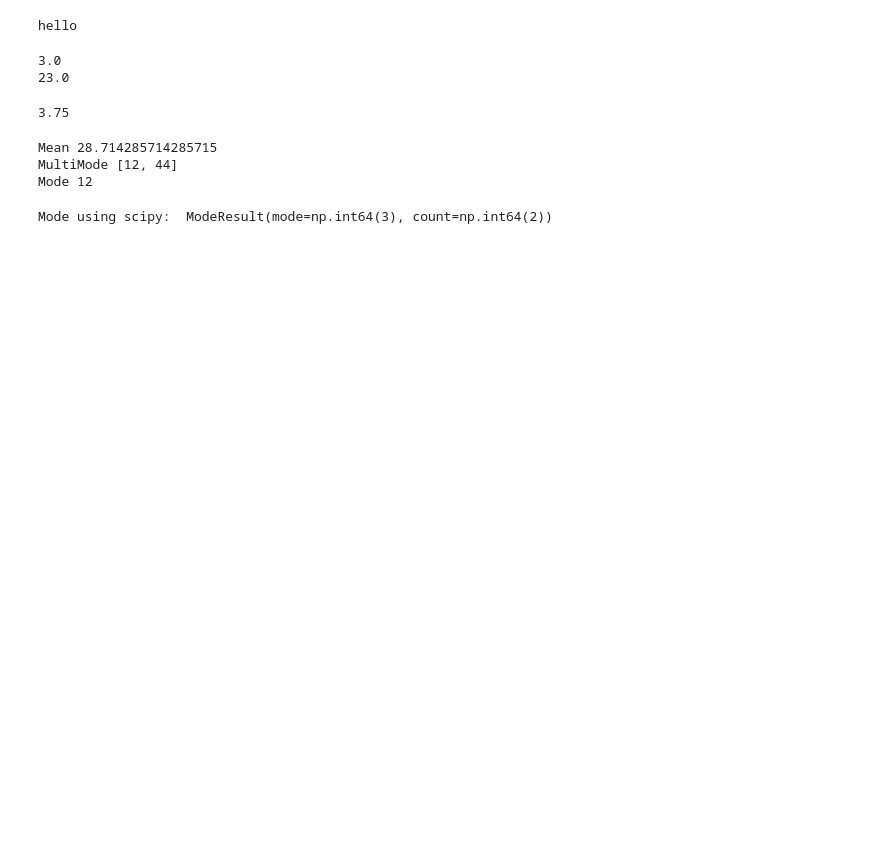
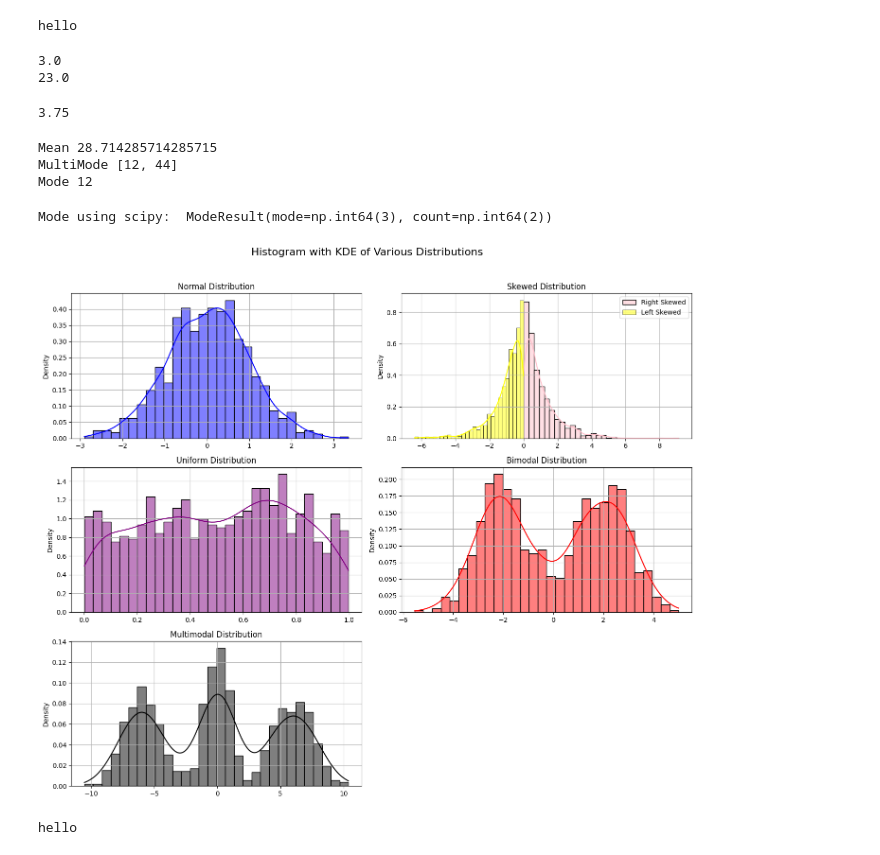
Before and after one commit to Khadijakhalil1/Python, a Jupyter notebook: Ai Task Session/Week4/demo.ipynb, the cells around one changed output. Cells and saved outputs as stored; diff of their text form; code cells hidden in the pictures; blank space fills up the shorter version.

Commit message:
Data_Representation

```diff
--- a/Ai Task Session/Week4/demo.ipynb
+++ b/Ai Task Session/Week4/demo.ipynb
@@ -58,3 +64,61 @@ mode =stats.mode(d)
 print("Mode using scipy: ",mode)
 # %% [output]
 Mode using scipy:  ModeResult(mode=np.int64(3), count=np.int64(2))
+# %%
+import numpy as np
+import matplotlib.pyplot as plt
+import seaborn as sns
+
+# Create a Figure and axes
+fig , axs = plt.subplots(3,2,figsize=(14,12))
+fig.suptitle("Histogram with KDE of Various Distributions", fontsize=16)
+
+# Normal Distribution
+
+data_normal = np.random.normal(loc=0,scale=1,size=1000) # Mean=0, std=1
+sns.histplot(data_normal,kde=True,ax=axs[0,0],color="blue",stat="density",bins=30)
+axs[0,0].set_title("Normal Distribution")
+axs[0,0].grid(True)
+
+data_right_skewed = np.random.exponential(scale=1,size=1000)
+data_left_skewed = -np.random.exponential(scale=1,size=1000)
+
+# Right Skewed Histogram
+sns.histplot(data_right_skewed,kde=True,ax=axs[0,1],color="pink",stat="density",bins=30,label="Right Skewed")
+
+
+# left Skewed Histogram
+sns.histplot(data_left_skewed,kde=True,ax=axs[0,1],color="yellow",stat="density",bins=30,label="Left Skewed")
+axs[0,1].set_title("Skewed Distribution")
+axs[0,1].legend()
+axs[0,1].grid(True)
+
+# Uniform Distribution
+data_uniform = np.random.uniform(low=0,high=1,size=1000)
+sns.histplot(data_uniform,kde=True,ax=axs[1,0],color="purple",stat="density",bins=30)
+axs[1,0].set_title("Uniform Distribution")
+axs[1,0].grid(True)
+
+
+# Bimodal Distribution
+data_bimodal = np.concatenate([np.random.normal(loc=-2,scale=1,size=500),
+                               np.random.normal(loc=2,scale=1,size=500)])
+sns.histplot(data_bimodal,kde=True,ax=axs[1,1],color="red",stat="density",bins=30)
+axs[1,1].set_title("Bimodal Distribution")
+axs[1,1].grid(True)
+
+# Multimodal Distribution
+data_Multimodal = np.concatenate([np.random.normal(loc=-6,scale=1.5,size=500),
+                               np.random.normal(loc=0,scale=1,size=500),
+                               np.random.normal(loc=6,scale=1.5,size=500)])
+sns.histplot(data_Multimodal,kde=True,ax=axs[2,0],color="black",stat="density",bins=30)
+axs[2,0].set_title("Multimodal Distribution")
+axs[2,0].grid(True)
+
+# Hide Empty subplot
+axs[2,1].axis("off")
+# adjust layout
+plt.tight_layout(rect=[0,0,1,0.96])
+plt.show()
+# %% [output]
+[figure, added]
@@ -60,0 +181,4 @@ Mode using scipy:  ModeResult(mode=np.int64(3), count=np.int64(2))
+# %%
+print("hello")
+# %% [output]
+hello
```
Also changed, not shown: parts of 2 cells of this notebook.
